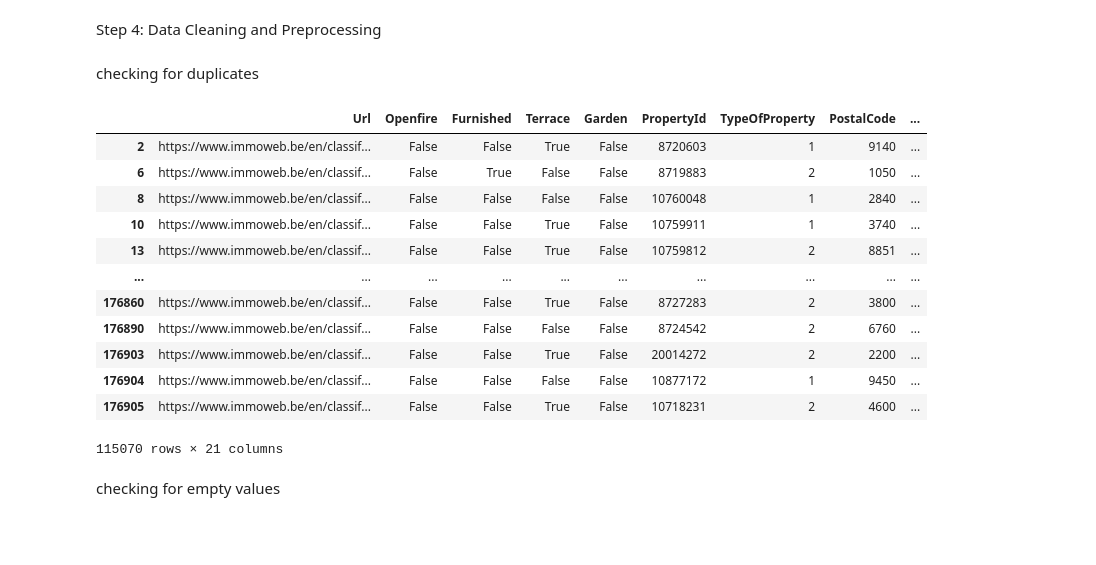
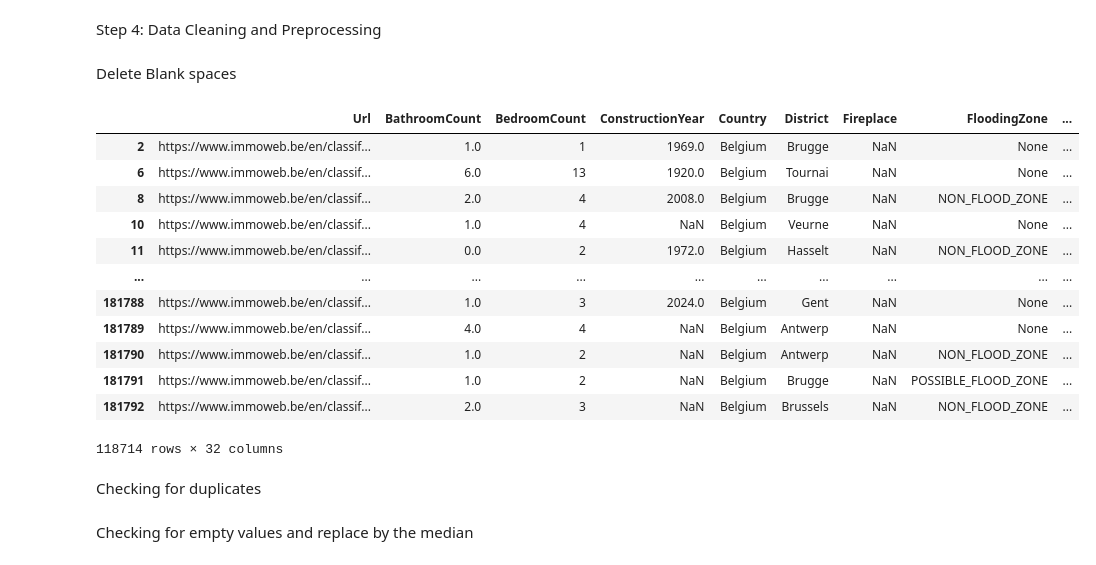
Before and after one commit to AdrienPiette/Data-visualisation, a Jupyter notebook: cleaning/cleaning-1.ipynb, the cells around one changed output. Drawn from its saved outputs; the diff is of its cells as text; code cells hidden in the pictures; blank space fills up the shorter version.

```diff
--- a/cleaning/cleaning-1.ipynb
+++ b/cleaning/cleaning-1.ipynb
@@ -59,22 +58,40 @@ max    1.000000e+09  452230.000000        24.000000
 # %% [markdown]
 Step 4: Data Cleaning and Preprocessing
+# %% [markdown]
+Delete Blank spaces
+# %%
+df['Url'] = df['Url'].str.strip()
+df['Country'] = df['Country'].str.strip()
+df['District'] = df['District'].str.strip()
+df['FloodingZone'] = df['FloodingZone'].str.strip()
+df['Kitchen'] = df['Kitchen'].str.strip()
+df['Locality'] = df['Locality'].str.strip()
+df['PEB'] = df['PEB'].str.strip()
+df['Province'] = df['Province'].str.strip()
+df['Region'] = df['Region'].str.strip()
+df['StateOfBuilding'] = df['StateOfBuilding'].str.strip()
+df['SubtypeOfProperty'] = df['SubtypeOfProperty'].str.strip()
+df['TypeOfSale'] = df['TypeOfSale'].str.strip
+
+df
+# %% [output]
+|  | Url | BathroomCount | BedroomCount | ConstructionYear | Country | District | Fireplace | FloodingZone | ... |
+| 2 | https://www.immoweb.be/en/classif... | 1.0 | 1 | 1969.0 | Belgium | Brugge | NaN | None | ... |
+| 6 | https://www.immoweb.be/en/classif... | 6.0 | 13 | 1920.0 | Belgium | Tournai | NaN | None | ... |
+| 8 | https://www.immoweb.be/en/classif... | 2.0 | 4 | 2008.0 | Belgium | Brugge | NaN | NON_FLOOD_ZONE | ... |
+| 10 | https://www.immoweb.be/en/classif... | 1.0 | 4 | NaN | Belgium | Veurne | NaN | None | ... |
+| 11 | https://www.immoweb.be/en/classif... | 0.0 | 2 | 1972.0 | Belgium | Hasselt | NaN | NON_FLOOD_ZONE | ... |
+| ... | ... | ... | ... | ... | ... | ... | ... | ... | ... |
+| 181788 | https://www.immoweb.be/en/classif... | 1.0 | 3 | 2024.0 | Belgium | Gent | NaN | None | ... |
+| 181789 | https://www.immoweb.be/en/classif... | 4.0 | 4 | NaN | Belgium | Antwerp | NaN | None | ... |
+| 181790 | https://www.immoweb.be/en/classif... | 1.0 | 2 | NaN | Belgium | Antwerp | NaN | NON_FLOOD_ZONE | ... |
+| 181791 | https://www.immoweb.be/en/classif... | 1.0 | 2 | NaN | Belgium | Brugge | NaN | POSSIBLE_FLOOD_ZONE | ... |
+| 181792 | https://www.immoweb.be/en/classif... | 2.0 | 3 | NaN | Belgium | Brussels | NaN | NON_FLOOD_ZONE | ... |
+118714 rows × 32 columns
 # %% [markdown]
-checking for duplicates
+Checking for duplicates
 # %%
-df.drop_duplicates()
+df = df.drop_duplicates()
+df
-# %% [output]
-|  | Url | Openfire | Furnished | Terrace | Garden | PropertyId | TypeOfProperty | PostalCode | ... |
-| 2 | https://www.immoweb.be/en/classif... | False | False | True | False | 8720603 | 1 | 9140 | ... |
-| 6 | https://www.immoweb.be/en/classif... | False | True | False | False | 8719883 | 2 | 1050 | ... |
-| 8 | https://www.immoweb.be/en/classif... | False | False | False | False | 10760048 | 1 | 2840 | ... |
-| 10 | https://www.immoweb.be/en/classif... | False | False | True | False | 10759911 | 1 | 3740 | ... |
-| 13 | https://www.immoweb.be/en/classif... | False | False | True | False | 10759812 | 2 | 8851 | ... |
-| ... | ... | ... | ... | ... | ... | ... | ... | ... | ... |
-| 176860 | https://www.immoweb.be/en/classif... | False | False | True | False | 8727283 | 2 | 3800 | ... |
-| 176890 | https://www.immoweb.be/en/classif... | False | False | False | False | 8724542 | 2 | 6760 | ... |
-| 176903 | https://www.immoweb.be/en/classif... | False | False | True | False | 20014272 | 2 | 2200 | ... |
-| 176904 | https://www.immoweb.be/en/classif... | False | False | False | False | 10877172 | 1 | 9450 | ... |
-| 176905 | https://www.immoweb.be/en/classif... | False | False | True | False | 10718231 | 2 | 4600 | ... |
-115070 rows × 21 columns
 # %% [markdown]
-checking for empty values
+Checking for empty values and replace by the median
```
Also changed, not shown: parts of 8 cells of this notebook, 7 other files.
